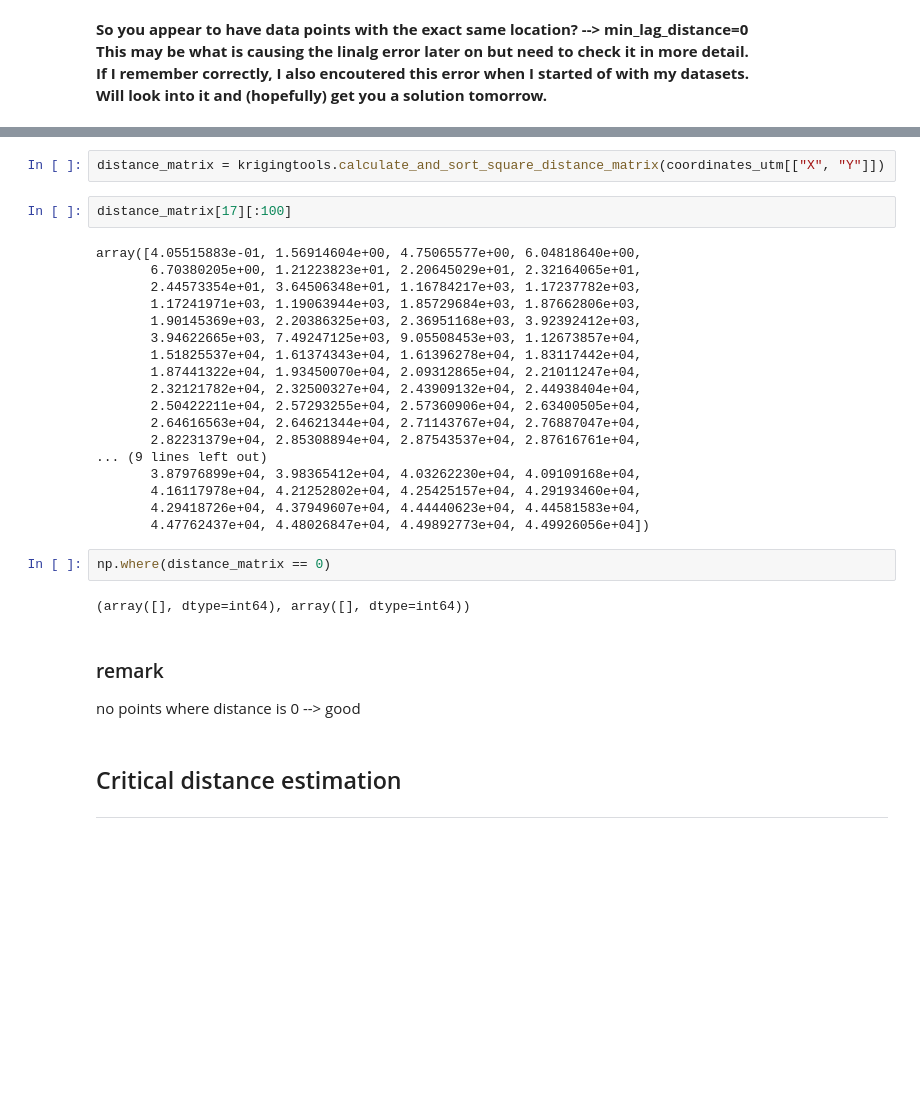
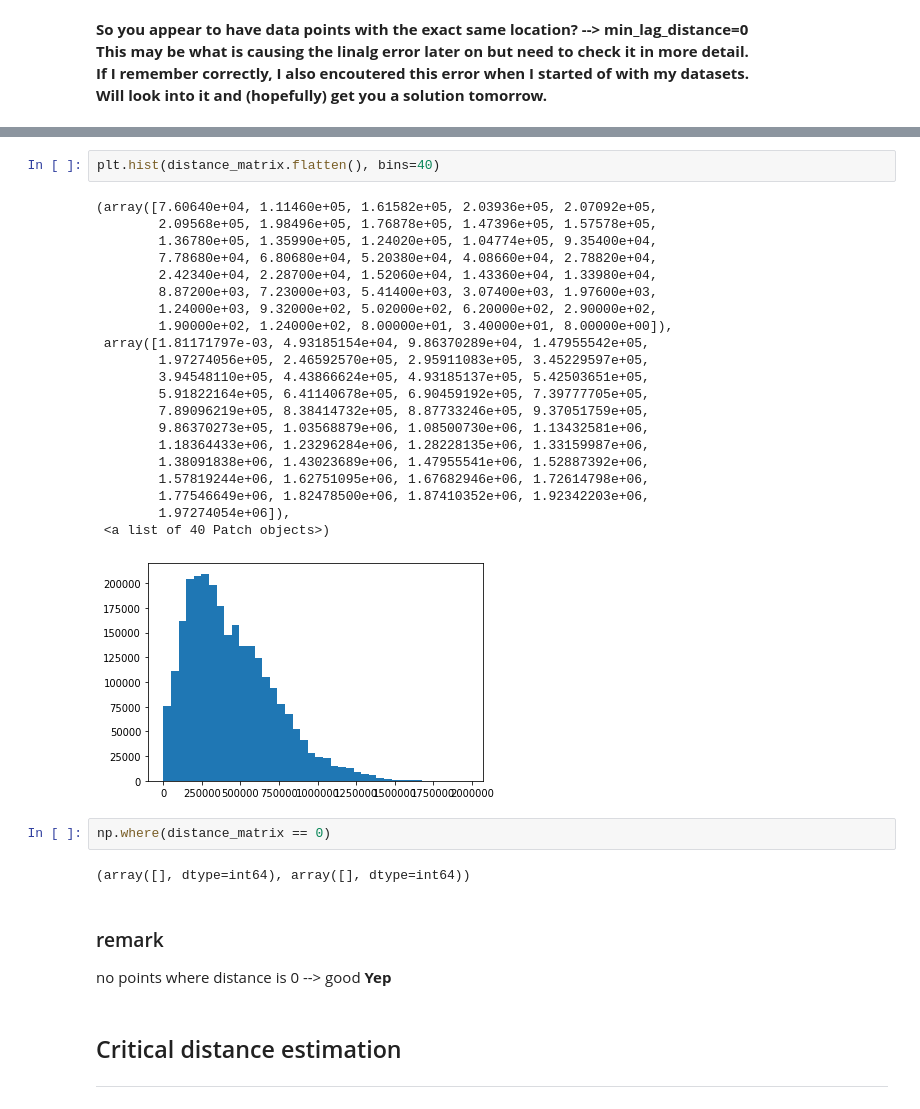
Before and after one commit to Complexio/Vistelius_1995_OCR, a Jupyter notebook: _ANALYSIS/2_Interpolation.ipynb, the cells around one changed output, grey strips where cells are left out. Drawn from its saved outputs; the diff is of its cells as text; blank space fills up the shorter version.

```diff
--- a/_ANALYSIS/2_Interpolation.ipynb
+++ b/_ANALYSIS/2_Interpolation.ipynb
@@ -123,28 +122,30 @@ max_lag_distance = np.amax(krigingtools.calculate_and_sort_square_distance_matri
 min_lag_distance, max_lag_distance
 # %% [output]
 (0.0018117179710922212, 1972740.5439505253)
-# %%
-distance_matrix = krigingtools.calculate_and_sort_square_distance_matrix(coordinates_utm[["X", "Y"]])
-# %%
-distance_matrix[17][:100]
-# %% [output]
-array([4.05515883e-01, 1.56914604e+00, 4.75065577e+00, 6.04818640e+00,
-       6.70380205e+00, 1.21223823e+01, 2.20645029e+01, 2.32164065e+01,
-       2.44573354e+01, 3.64506348e+01, 1.16784217e+03, 1.17237782e+03,
-       1.17241971e+03, 1.19063944e+03, 1.85729684e+03, 1.87662806e+03,
-       1.90145369e+03, 2.20386325e+03, 2.36951168e+03, 3.92392412e+03,
-       3.94622665e+03, 7.49247125e+03, 9.05508453e+03, 1.12673857e+04,
-       1.51825537e+04, 1.61374343e+04, 1.61396278e+04, 1.83117442e+04,
-       1.87441322e+04, 1.93450070e+04, 2.09312865e+04, 2.21011247e+04,
-       2.32121782e+04, 2.32500327e+04, 2.43909132e+04, 2.44938404e+04,
-       2.50422211e+04, 2.57293255e+04, 2.57360906e+04, 2.63400505e+04,
-       2.64616563e+04, 2.64621344e+04, 2.71143767e+04, 2.76887047e+04,
-       2.82231379e+04, 2.85308894e+04, 2.87543537e+04, 2.87616761e+04,
-... (9 lines left out)
-       3.87976899e+04, 3.98365412e+04, 4.03262230e+04, 4.09109168e+04,
-       4.16117978e+04, 4.21252802e+04, 4.25425157e+04, 4.29193460e+04,
-       4.29418726e+04, 4.37949607e+04, 4.44440623e+04, 4.44581583e+04,
-       4.47762437e+04, 4.48026847e+04, 4.49892773e+04, 4.49926056e+04])
+# %%
+plt.hist(distance_matrix.flatten(), bins=40)
+# %% [output]
+(array([7.60640e+04, 1.11460e+05, 1.61582e+05, 2.03936e+05, 2.07092e+05,
+        2.09568e+05, 1.98496e+05, 1.76878e+05, 1.47396e+05, 1.57578e+05,
+        1.36780e+05, 1.35990e+05, 1.24020e+05, 1.04774e+05, 9.35400e+04,
+        7.78680e+04, 6.80680e+04, 5.20380e+04, 4.08660e+04, 2.78820e+04,
+        2.42340e+04, 2.28700e+04, 1.52060e+04, 1.43360e+04, 1.33980e+04,
+        8.87200e+03, 7.23000e+03, 5.41400e+03, 3.07400e+03, 1.97600e+03,
+        1.24000e+03, 9.32000e+02, 5.02000e+02, 6.20000e+02, 2.90000e+02,
+        1.90000e+02, 1.24000e+02, 8.00000e+01, 3.40000e+01, 8.00000e+00]),
+ array([1.81171797e-03, 4.93185154e+04, 9.86370289e+04, 1.47955542e+05,
+        1.97274056e+05, 2.46592570e+05, 2.95911083e+05, 3.45229597e+05,
+        3.94548110e+05, 4.43866624e+05, 4.93185137e+05, 5.42503651e+05,
+        5.91822164e+05, 6.41140678e+05, 6.90459192e+05, 7.39777705e+05,
+        7.89096219e+05, 8.38414732e+05, 8.87733246e+05, 9.37051759e+05,
+        9.86370273e+05, 1.03568879e+06, 1.08500730e+06, 1.13432581e+06,
+        1.18364433e+06, 1.23296284e+06, 1.28228135e+06, 1.33159987e+06,
+        1.38091838e+06, 1.43023689e+06, 1.47955541e+06, 1.52887392e+06,
+        1.57819244e+06, 1.62751095e+06, 1.67682946e+06, 1.72614798e+06,
+        1.77546649e+06, 1.82478500e+06, 1.87410352e+06, 1.92342203e+06,
+        1.97274054e+06]),
+ <a list of 40 Patch objects>)
+[figure, added]
 # %%
 np.where(distance_matrix == 0)
 # %% [output]
@@ -153,6 +154,7 @@ np.where(distance_matrix == 0)
 ### remark
 
 no points where distance is 0 --> good
+**Yep**
 # %% [markdown]
 ## Critical distance estimation
 ___
```
Also changed, not shown: parts of 13 cells of this notebook, 3 other files.
